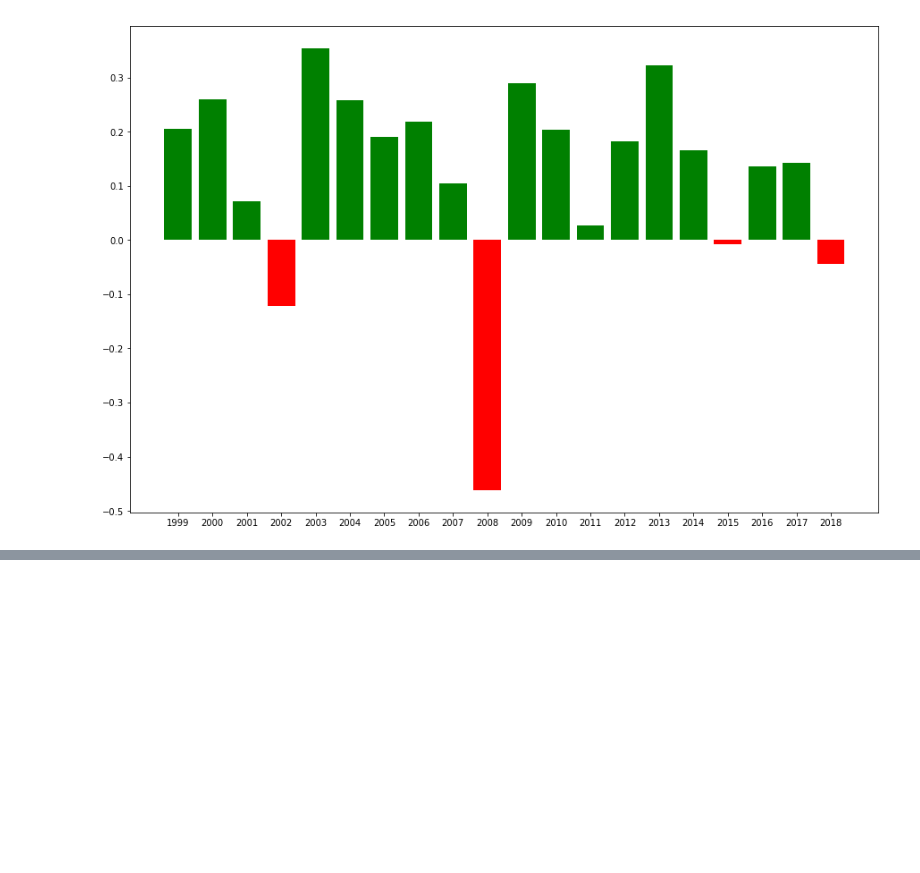
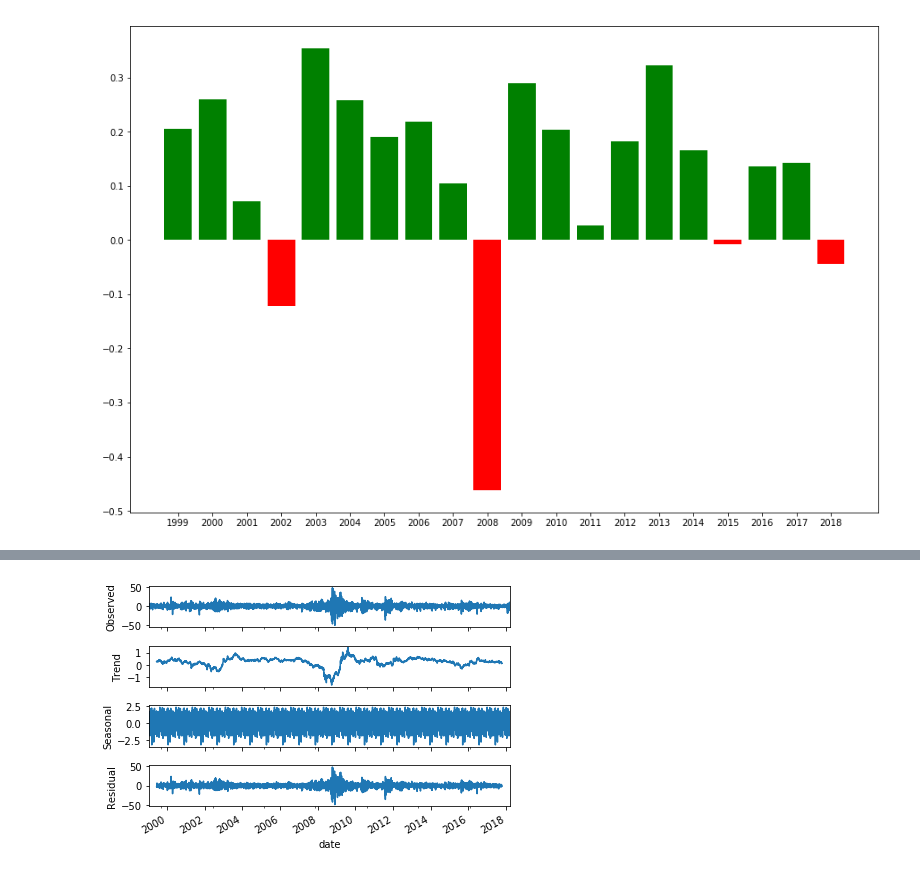
Before and after one commit to AbinavKumar/MLStockPortfolio, a Jupyter notebook: Data Storytelling.ipynb, the cells around one changed output, grey strips where cells are left out. Saved outputs shown, nothing was run; the diff lists cells and outputs as text; code cells hidden in the pictures; blank space fills up the shorter version.

```diff
--- a/Data Storytelling.ipynb
+++ b/Data Storytelling.ipynb
@@ -81,0 +119,8 @@ plt.show()
+# %%
+from statsmodels.tsa.seasonal import seasonal_decompose
+
+results = seasonal_decompose(sp500_index, model='additive', freq=219)
+results.plot()
+plt.show()
+# %% [output]
+[figure, added]
```
Also changed, not shown: parts of 20 cells of this notebook, 1 other file.
